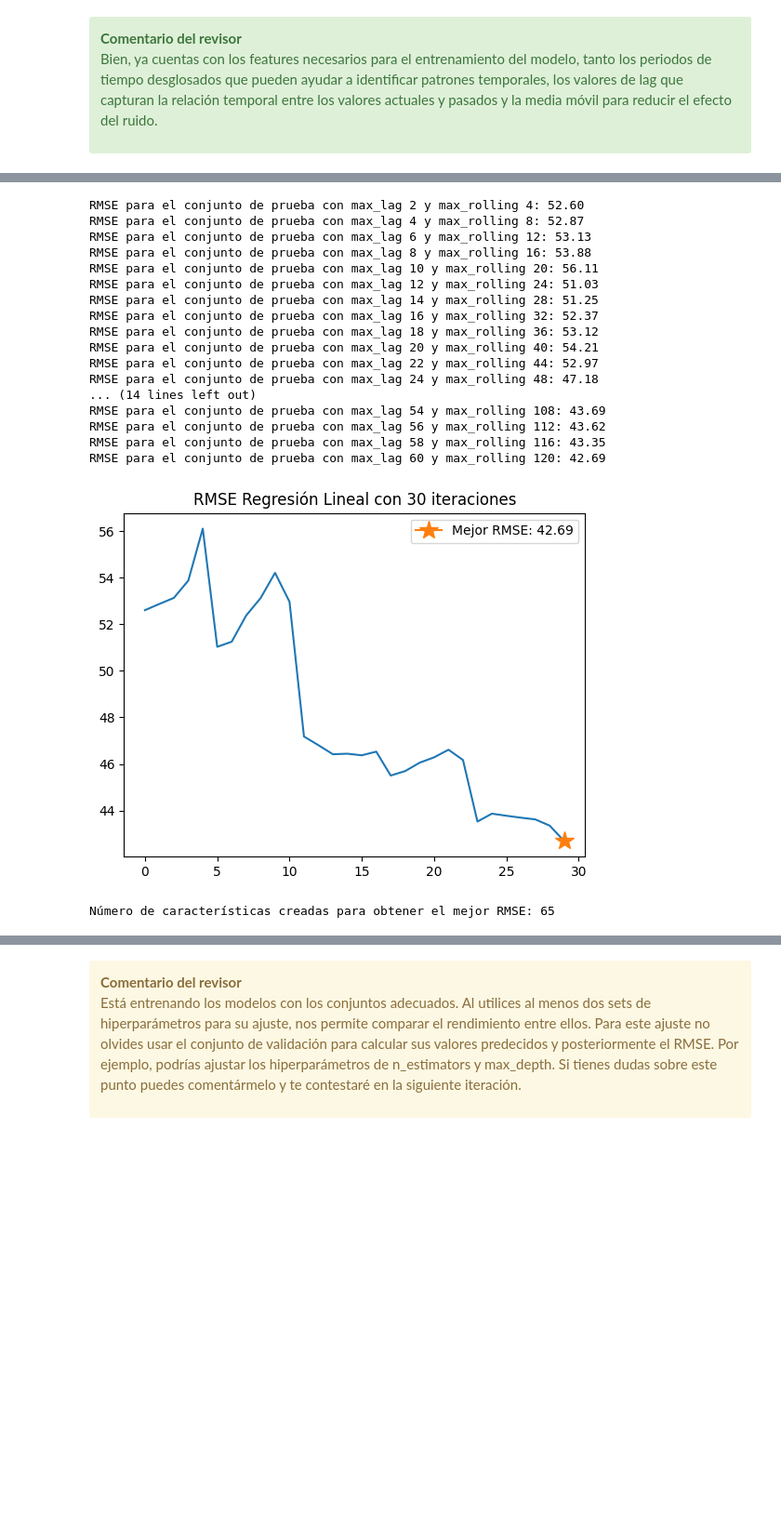
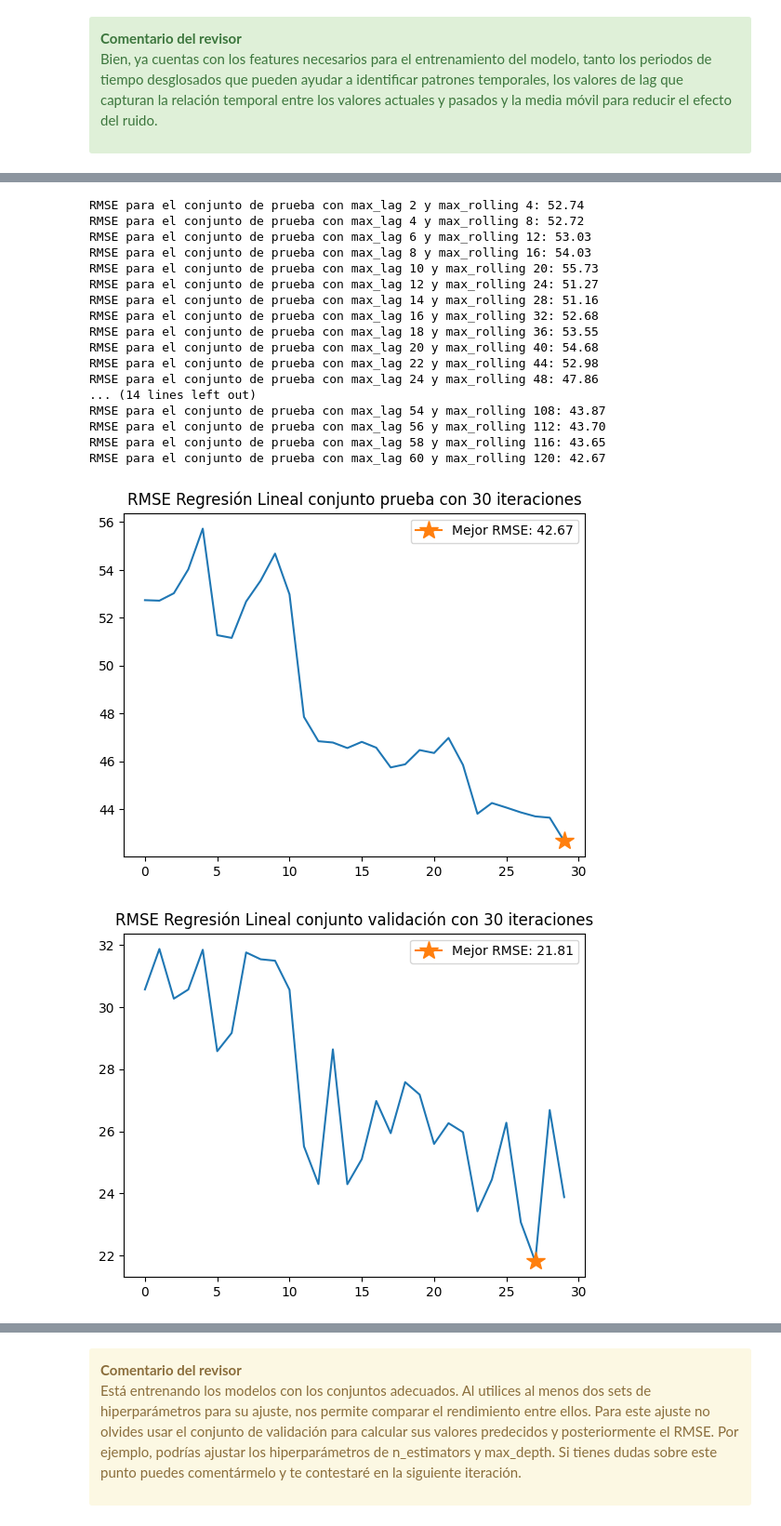
Before and after one commit to Car27VeP/TimeSeriesModelEvaluator, a Jupyter notebook: SweetLiftTaxi.ipynb, the cells around one changed output, grey strips where cells are left out. Shown at 93% size. Cells and saved outputs as stored; diff of their text form; code cells hidden in the pictures; blank space fills up the shorter version.

```diff
--- a/SweetLiftTaxi.ipynb
+++ b/SweetLiftTaxi.ipynb
@@ -393,3 +440,11 @@ conjunto de prueba, y se registra para graficarlo después de las n iteraciones
 
 Bien, ya cuentas con los features necesarios para el entrenamiento del modelo, tanto los periodos de tiempo desglosados que pueden ayudar a identificar patrones temporales, los valores de lag que capturan la relación temporal entre los valores actuales y pasados y la media móvil para reducir el efecto del ruido.
 </div>
+# %%
+new_data = make_features(df,2,4) #genera nueva características.
+features_train, target_train, features_test, target_test = splitting_data(new_data) #Dividir el dataset
+                                                                                        #en conjunto de prueba y entramiento
+features_train, features_valid, target_train, target_valid = train_test_split(features_train,
+                                                                                  target_train,
+                                                                                  test_size=0.1,
+                                                                                  random_state=4)
@@ -400,41 +471,48 @@ Bien, ya cuentas con los features necesarios para el entrenamiento del modelo, t
 # %%
 # %%
 
-rmse_list = []
+rmse_list_train = []
+rmse_list_valid = []
 for x in range(30):
     new_data = make_features(df,2*(x+1),4*(x+1)) #genera nueva características.
     features_train, target_train,features_test, target_test = splitting_data(new_data) #Dividir el dataset
                                                                                         #en conjunto de prueba y entramiento
+    features_train, features_valid, target_train, target_valid = train_test_split(features_train,
+                                                                                  target_train,
+                                                                                  test_size=0.1,
+                                                                                  random_state=4)
 
     model = LinearRegression() #Modelo
     model.fit(features_train, target_train) #Predicción del modelo.
     pred_train = model.predict(features_train) #Predicción entrenamiento
     pred_test = model.predict(features_test) # Prediccion prueba
+    pred_valid = model.predict(features_valid)
 
     print(f'RMSE para el conjunto de prueba con max_lag {2*(x+1)} y max_rolling {4*(x+1)}:'
           f' {rmse(target_test, pred_test):.2f}')
 
-    rmse_list.append(rmse(target_test, pred_test))
+    rmse_list_train.append(rmse(target_test, pred_test))
+    rmse_list_valid.append(rmse(target_valid, pred_valid))
 
-grafica_rmse(rmse_list, title="RMSE Regresión Lineal con 30 iteraciones")
-print(f"Número de características creadas para obtener el mejor RMSE: {make_features(df,60,120).shape[1]-1}")
+grafica_rmse(rmse_list_train, title="RMSE Regresión Lineal conjunto prueba con 30 iteraciones")
+grafica_rmse(rmse_list_valid, title="RMSE Regresión Lineal conjunto validación con 30 iteraciones")
 # %% [output]
-RMSE para el conjunto de prueba con max_lag 2 y max_rolling 4: 52.60
-RMSE para el conjunto de prueba con max_lag 4 y max_rolling 8: 52.87
-RMSE para el conjunto de prueba con max_lag 6 y max_rolling 12: 53.13
-RMSE para el conjunto de prueba con max_lag 8 y max_rolling 16: 53.88
-RMSE para el conjunto de prueba con max_lag 10 y max_rolling 20: 56.11
-RMSE para el conjunto de prueba con max_lag 12 y max_rolling 24: 51.03
-RMSE para el conjunto de prueba con max_lag 14 y max_rolling 28: 51.25
-RMSE para el conjunto de prueba con max_lag 16 y max_rolling 32: 52.37
-RMSE para el conjunto de prueba con max_lag 18 y max_rolling 36: 53.12
-RMSE para el conjunto de prueba con max_lag 20 y max_rolling 40: 54.21
-RMSE para el conjunto de prueba con max_lag 22 y max_rolling 44: 52.97
-RMSE para el conjunto de prueba con max_lag 24 y max_rolling 48: 47.18
+RMSE para el conjunto de prueba con max_lag 2 y max_rolling 4: 52.74
+RMSE para el conjunto de prueba con max_lag 4 y max_rolling 8: 52.72
+RMSE para el conjunto de prueba con max_lag 6 y max_rolling 12: 53.03
+RMSE para el conjunto de prueba con max_lag 8 y max_rolling 16: 54.03
+RMSE para el conjunto de prueba con max_lag 10 y max_rolling 20: 55.73
+RMSE para el conjunto de prueba con max_lag 12 y max_rolling 24: 51.27
+RMSE para el conjunto de prueba con max_lag 14 y max_rolling 28: 51.16
+RMSE para el conjunto de prueba con max_lag 16 y max_rolling 32: 52.68
+RMSE para el conjunto de prueba con max_lag 18 y max_rolling 36: 53.55
+RMSE para el conjunto de prueba con max_lag 20 y max_rolling 40: 54.68
+RMSE para el conjunto de prueba con max_lag 22 y max_rolling 44: 52.98
+RMSE para el conjunto de prueba con max_lag 24 y max_rolling 48: 47.86
 ... (14 lines left out)
-RMSE para el conjunto de prueba con max_lag 54 y max_rolling 108: 43.69
-RMSE para el conjunto de prueba con max_lag 56 y max_rolling 112: 43.62
-RMSE para el conjunto de prueba con max_lag 58 y max_rolling 116: 43.35
-RMSE para el conjunto de prueba con max_lag 60 y max_rolling 120: 42.69
+RMSE para el conjunto de prueba con max_lag 54 y max_rolling 108: 43.87
+RMSE para el conjunto de prueba con max_lag 56 y max_rolling 112: 43.70
+RMSE para el conjunto de prueba con max_lag 58 y max_rolling 116: 43.65
+RMSE para el conjunto de prueba con max_lag 60 y max_rolling 120: 42.67
-[figure, old version]
+[figure, new version]
-Número de características creadas para obtener el mejor RMSE: 65
+[figure, added]
```
Also changed, not shown: parts of 58 cells of this notebook.
